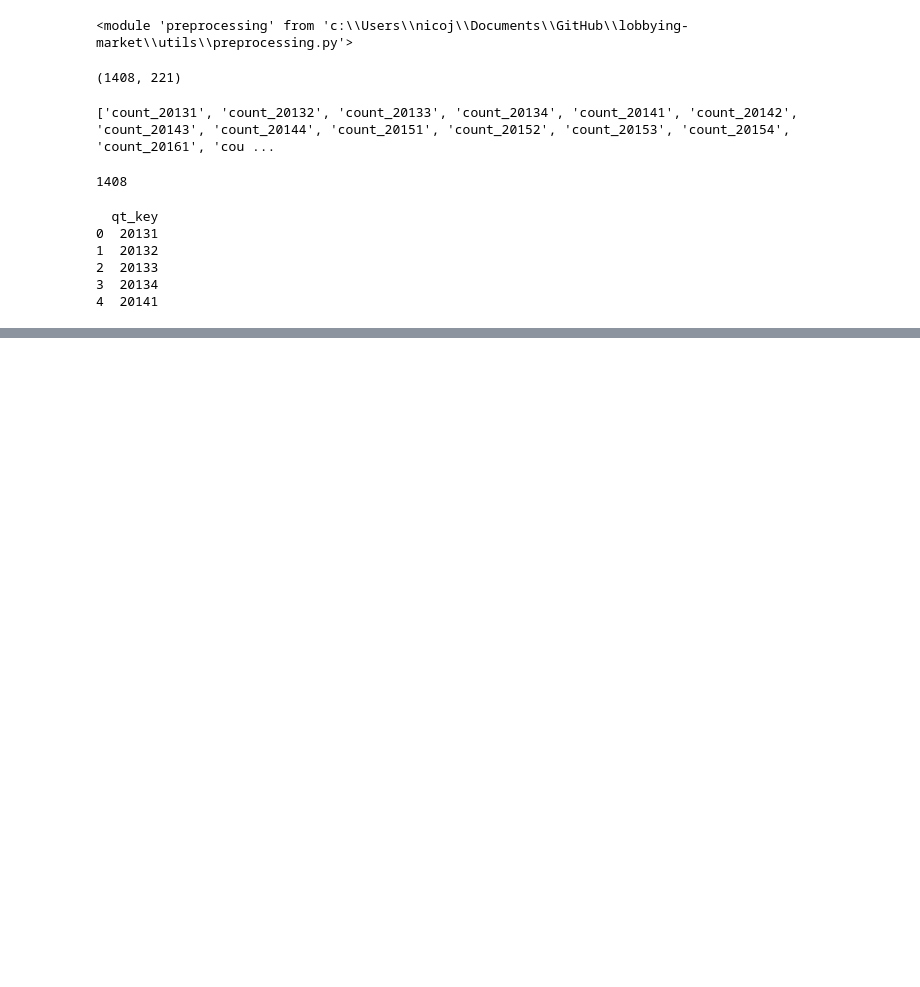
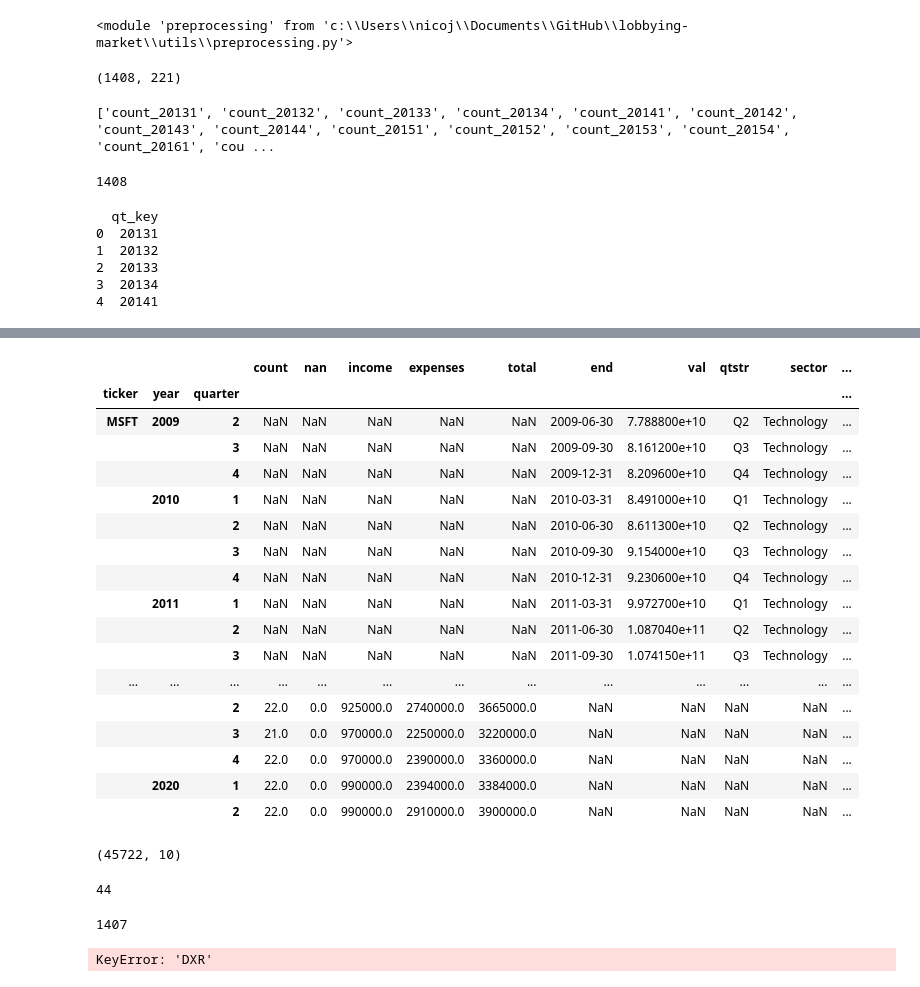
Before and after one commit to edwarddramirez/lobbying-market, a Jupyter notebook: lobbying_eda/combine-lda-market.ipynb, the cells around one changed output, grey strips where cells are left out. Drawn from its saved outputs; the diff is of its cells as text; code cells hidden in the pictures; blank space fills up the shorter version.

```diff
--- a/lobbying_eda/combine-lda-market.ipynb
+++ b/lobbying_eda/combine-lda-market.ipynb
@@ -186,0 +87,12 @@ company_df_dict['MSFT'].head()
+# %%
+def make_df_from_ticker (ticker_key):
+    multiindex= pd.MultiIndex.from_product(
+    [[ticker_key],range(2013,2024),range(1,5)],
+    names=['ticker','year','quarter']
+    )
+    result= pd.DataFrame(index=multiindex,columns= propkey_list)
+    for prop_key in prop_dict:
+        col_list= prop_dict[prop_key]
+        value_list=lobby_by_company[prop_dict[prop_key]].loc[ticker_key].values
+        result[prop_key]=value_list
+    return result
@@ -186,0 +308,21 @@ company_df_dict['MSFT'].head()
+# %%
+make_df_from_ticker('MSFT').head(30).merge(index_assets_summary('MSFT').head(30), left_index=True, right_index=True, how='outer')
+# %% [output]
+|  |  |  | count | nan | income | expenses | total | end | val | qtstr | sector | ... |
+| ticker | year | quarter |  |  |  |  |  |  |  |  |  | ... |
+| MSFT | 2009 | 2 | NaN | NaN | NaN | NaN | NaN | 2009-06-30 | 7.788800e+10 | Q2 | Technology | ... |
+|  |  | 3 | NaN | NaN | NaN | NaN | NaN | 2009-09-30 | 8.161200e+10 | Q3 | Technology | ... |
+|  |  | 4 | NaN | NaN | NaN | NaN | NaN | 2009-12-31 | 8.209600e+10 | Q4 | Technology | ... |
+|  | 2010 | 1 | NaN | NaN | NaN | NaN | NaN | 2010-03-31 | 8.491000e+10 | Q1 | Technology | ... |
+|  |  | 2 | NaN | NaN | NaN | NaN | NaN | 2010-06-30 | 8.611300e+10 | Q2 | Technology | ... |
+|  |  | 3 | NaN | NaN | NaN | NaN | NaN | 2010-09-30 | 9.154000e+10 | Q3 | Technology | ... |
+|  |  | 4 | NaN | NaN | NaN | NaN | NaN | 2010-12-31 | 9.230600e+10 | Q4 | Technology | ... |
+|  | 2011 | 1 | NaN | NaN | NaN | NaN | NaN | 2011-03-31 | 9.972700e+10 | Q1 | Technology | ... |
+|  |  | 2 | NaN | NaN | NaN | NaN | NaN | 2011-06-30 | 1.087040e+11 | Q2 | Technology | ... |
+|  |  | 3 | NaN | NaN | NaN | NaN | NaN | 2011-09-30 | 1.074150e+11 | Q3 | Technology | ... |
+| ... | ... | ... | ... | ... | ... | ... | ... | ... | ... | ... | ... | ... |
+|  |  | 2 | 22.0 | 0.0 | 925000.0 | 2740000.0 | 3665000.0 | NaN | NaN | NaN | NaN | ... |
+|  |  | 3 | 21.0 | 0.0 | 970000.0 | 2250000.0 | 3220000.0 | NaN | NaN | NaN | NaN | ... |
+|  |  | 4 | 22.0 | 0.0 | 970000.0 | 2390000.0 | 3360000.0 | NaN | NaN | NaN | NaN | ... |
+|  | 2020 | 1 | 22.0 | 0.0 | 990000.0 | 2394000.0 | 3384000.0 | NaN | NaN | NaN | NaN | ... |
+|  |  | 2 | 22.0 | 0.0 | 990000.0 | 2910000.0 | 3900000.0 | NaN | NaN | NaN | NaN | ... |
@@ -186,0 +338,8 @@ company_df_dict['MSFT'].head()
+# %%
+filtered_merged_data.shape
+# %% [output]
+(45722, 10)
+# %%
+filtered_merged_data.loc['MSFT',:,:].shape[0]
+# %% [output]
+44
@@ -186,0 +348,11 @@ company_df_dict['MSFT'].head()
+# %%
+len(aux_ticker_list)
+# %% [output]
+1407
+# %%
+number_of_entries_dict={
+    key: filtered_merged_data.loc[key,:,:].shape[0]
+    for key in aux_ticker_list
+}
+# %% [output]
+KeyError: 'DXR'
```
Also changed, not shown: parts of 50 cells of this notebook, 2 other files.
